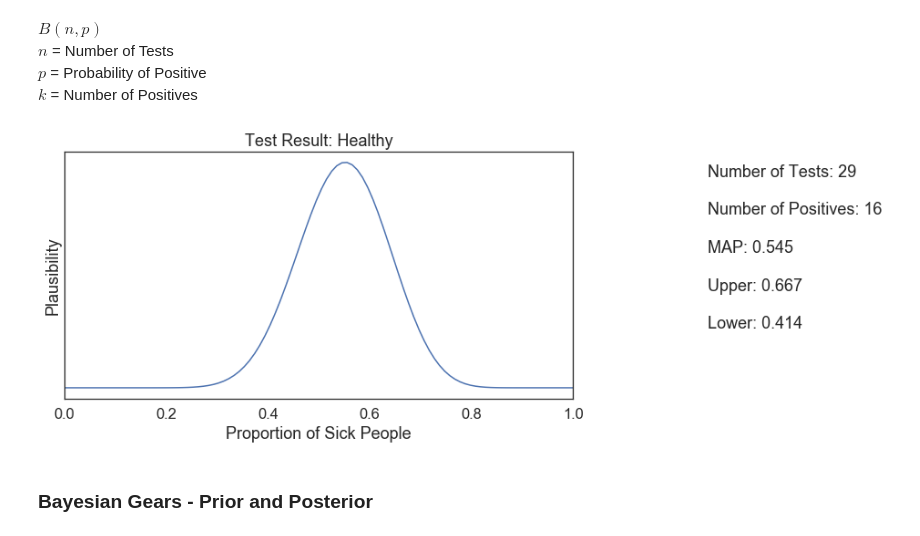
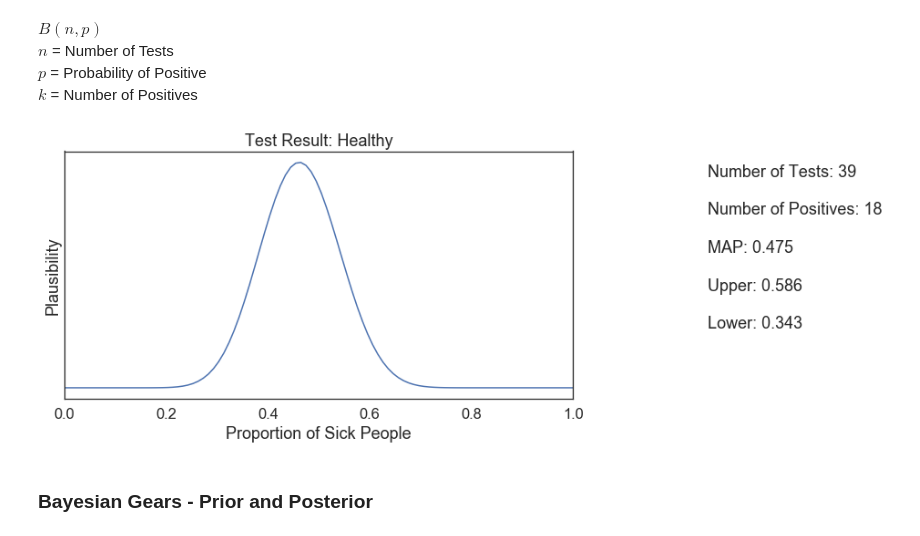
Before and after one commit to vb690/introduction_bayesian_analysis, a Jupyter notebook: workshop_slides.ipynb, the cells around one changed output. Cells and saved outputs as stored; diff of their text form; code cells hidden in the pictures.

```diff
--- a/workshop_slides.ipynb
+++ b/workshop_slides.ipynb
@@ -209,14 +210,14 @@ $k$ = Number of Positives
 # %%
 from modules.visuals import visualize_binomial_update
 
 visualize_binomial_update(
-    n_tests=30,
+    n_tests=40,
     parameter_space=np.linspace(0, 1, 100),
     figsize=(10, 5),
     auto=True
 )
 # %% [output]
-[figure, old version]
+[figure, new version]
 # %% [markdown]
 ### Bayesian Gears - Prior and Posterior
 # %% [markdown]
```
Also changed, not shown: parts of 9 cells of this notebook, 1 other file.
